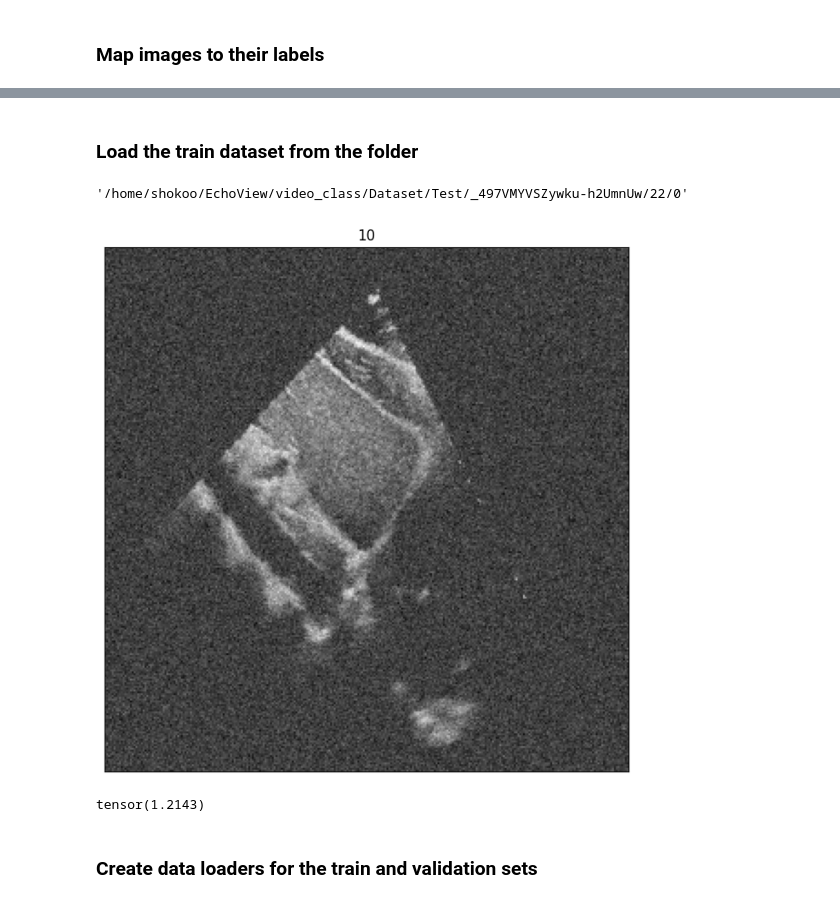
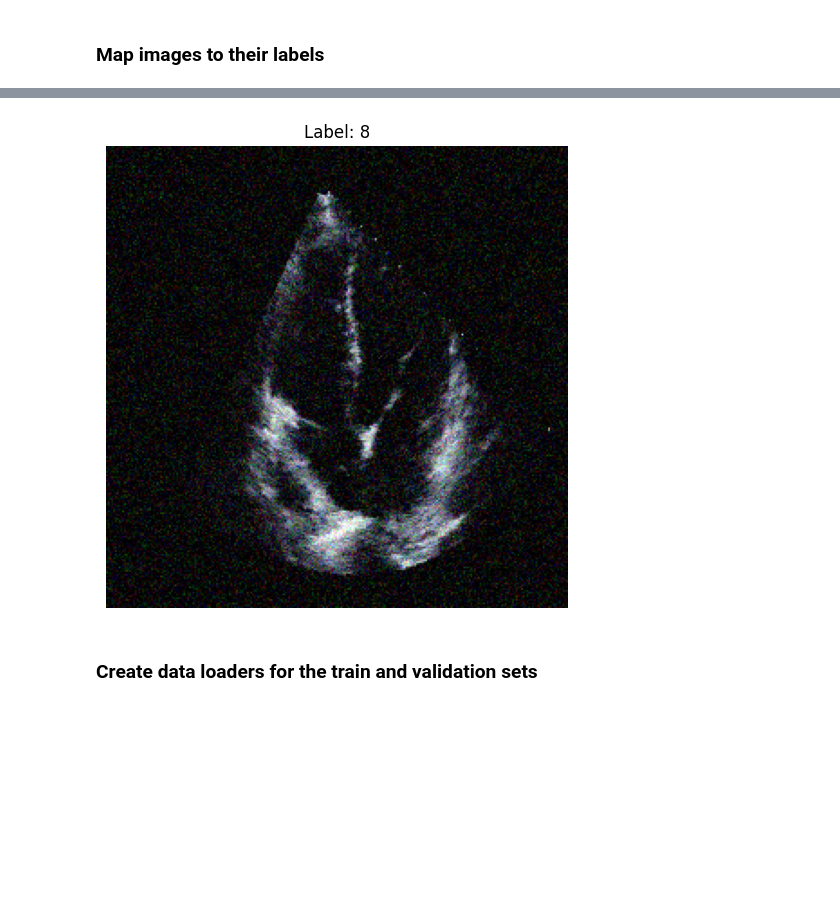
Before and after one commit to shokoofa-ghods/TTE_view_classification_pipeline, a Jupyter notebook: notebooks/models/singleSlice pipeline.ipynb, the cells around one changed output, grey strips where cells are left out. Cells and saved outputs as stored; diff of their text form; code cells hidden in the pictures; blank space fills up the shorter version.

Commit message:
established pipeline for image-based view classification

```diff
--- a/notebooks/models/singleSlice pipeline.ipynb
+++ b/notebooks/models/singleSlice pipeline.ipynb
@@ -58,0 +66,19 @@ len(info_train['label']), len(info_val['label']), len(info_test['label']),
+# %%
+def visualize_normalized(image, label, mean, std):
+    # Un-normalize
+    mean = torch.tensor(mean).view(3, 1, 1)
+    std = torch.tensor(std).view(3, 1, 1)
+    image = image * std + mean  # reverse normalization
+
+    # Convert to [0, 1] and clamp to avoid display issues
+    image = torch.clamp(image, 0, 1)
+
+    # Convert to HWC
+    image_np = image.permute(1, 2, 0).cpu().numpy()
+
+    # Plot
+    plt.figure(figsize=(8, 6))
+    plt.imshow(image_np)
+    plt.title(f"Label: {label.item()}")
+    plt.axis('off')
+    plt.show()
@@ -153,12 +236,13 @@ class TTEDataset(torch.utils.data.Dataset):
 # %%
 train_data = TTEDataset(
-    csv_path=info_train, root_dir=dataset_address, data_mean = avg_data_mean, data_std = avg_data_std, use_npy=True, remove_ecg=True, remove_static=True, transform=train_transform
+    csv_info=info_train, root_dir=dataset_address, data_mean = avg_data_mean, data_std = avg_data_std, use_npy=False, remove_ecg=True, remove_static=True,
+    transform=train_transform,
 )
 
-# val_data = TTEDataset(
-#     csv_path=info_val, root_dir=dataset_address, data_mean = avg_data_mean, data_std = avg_data_std, use_npy=True, remove_ecg=True, remove_static=True,
-# )
+val_data = TTEDataset(
+    csv_info=info_val, root_dir=dataset_address, data_mean = avg_data_mean, data_std = avg_data_std, use_npy=True, remove_ecg=True, remove_static=True,
+)
 
-# test_data = TTEDataset(
-#     csv_path=info_test, root_dir=dataset_address, data_mean = avg_data_mean, data_std = avg_data_std, use_npy=True, remove_ecg=True, remove_static=True
-# )
+test_data = TTEDataset(
+    csv_info=info_test, root_dir=dataset_address, data_mean = avg_data_mean, data_std = avg_data_std, use_npy=True, remove_ecg=True, remove_static=True
+)
@@ -245,19 +249,8 @@ def visualization(image, label):
-# %% [markdown]
-### Load the train dataset from the folder
-# %%
-train_data = CustomDataset(info_train['path'], info_train['label'], transform=all_data_transform, training_transform=train_transform)
-val_data = CustomDataset(info_val['path'], info_val['label'], transform=all_data_transform)
-test_data = CustomDataset(info_test['path'], info_test['label'], transform=all_data_transform)
-# %%
-test_data.address(10)
-# %% [output]
-'/home/shokoo/EchoView/video_class/Dataset/Test/_497VMYVSZywku-h2UmnUw/22/0'
-# %%
-visualization(train_data[4][0][0][0],train_data[1][1] )
-train_data[87][0][0].max()
-# %% [output]
-[figure, removed]
-tensor(1.2143)
+# %%
+img, label = train_data[97]
+visualize_normalized(img, label, avg_data_mean, avg_data_std)
+# %% [output]
+[figure, added]
 # %% [markdown]
 ### Create data loaders for the train and validation sets
 # %%
```
Also changed, not shown: parts of 30 cells of this notebook.
